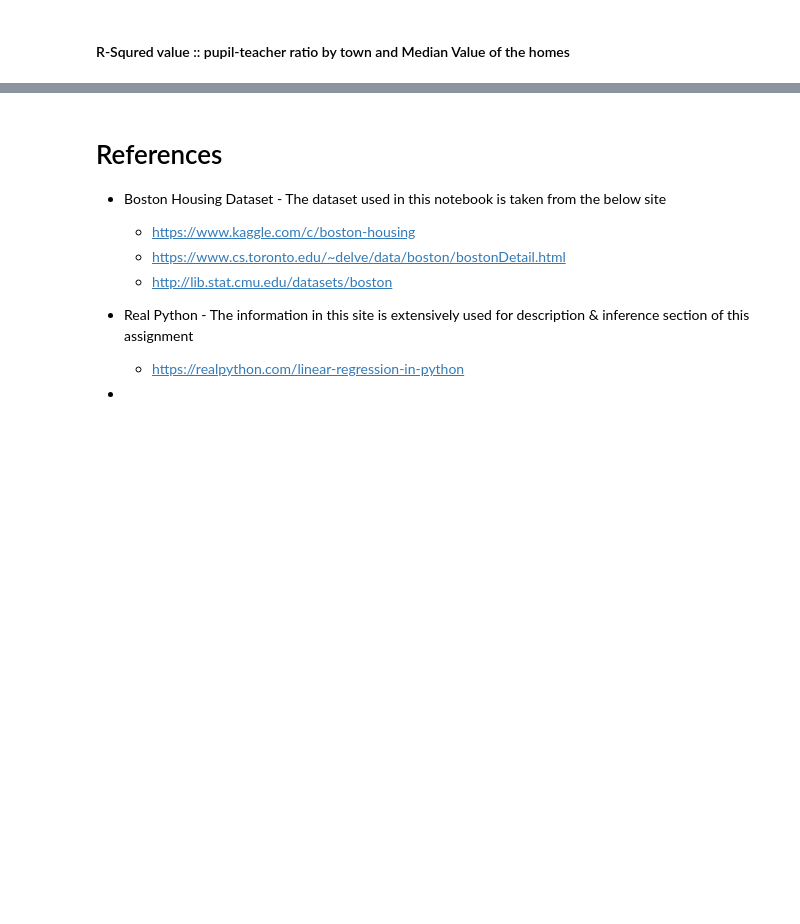
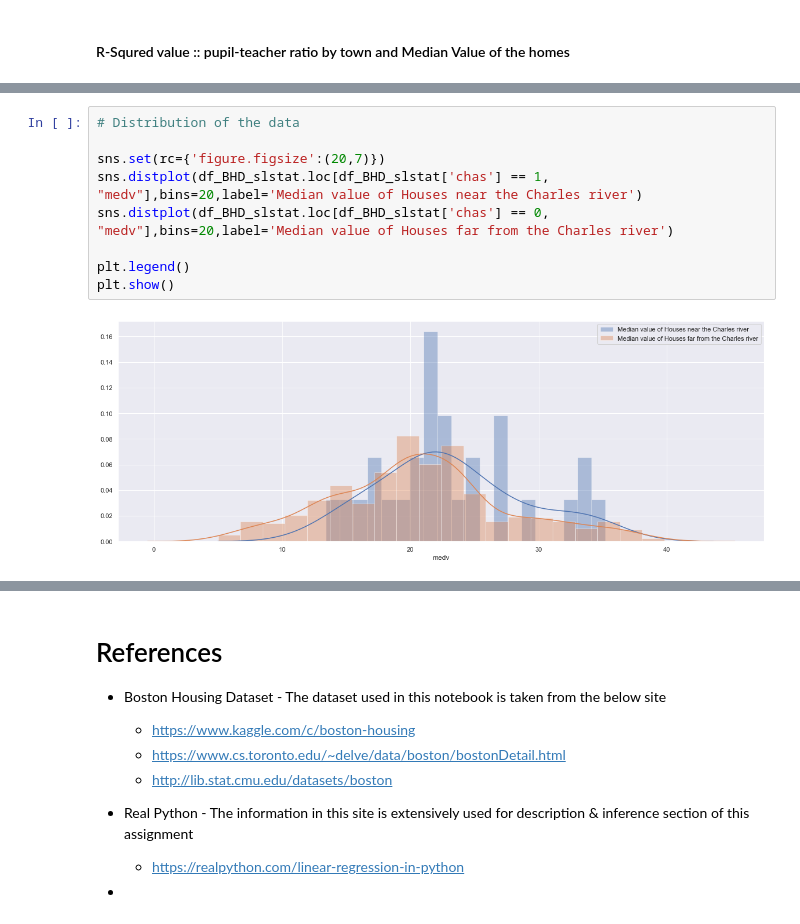
Before and after one commit to SomanathanSubramaniyan/Machine-Learning-Statistics, a Jupyter notebook: Boston-Dataset-Project.ipynb, the cells around one changed output, grey strips where cells are left out. Cells and saved outputs as stored; diff of their text form; blank space fills up the shorter version.

Commit message:
Ttest - Median value of the price based on the proximity to charles river

```diff
--- a/Boston-Dataset-Project.ipynb
+++ b/Boston-Dataset-Project.ipynb
@@ -287,0 +311,11 @@ slope: [[-0.14581437]]
+# %%
+# Distribution of the data
+
+sns.set(rc={'figure.figsize':(20,7)})
+sns.distplot(df_BHD_slstat.loc[df_BHD_slstat['chas'] == 1, "medv"],bins=20,label='Median value of Houses near the Charles river')
+sns.distplot(df_BHD_slstat.loc[df_BHD_slstat['chas'] == 0, "medv"],bins=20,label='Median value of Houses far from the Charles river')
+
+plt.legend()
+plt.show()
+# %% [output]
+[figure, added]
```
Also changed, not shown: parts of 8 cells of this notebook, 2 other files.
